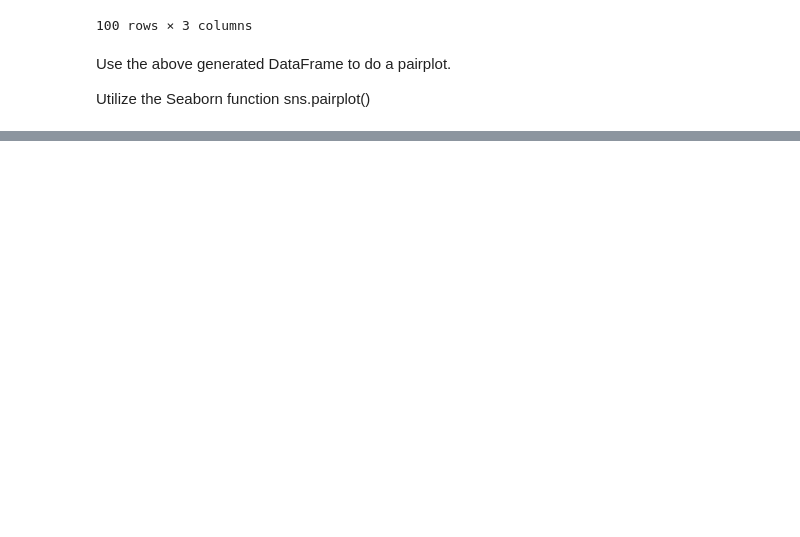
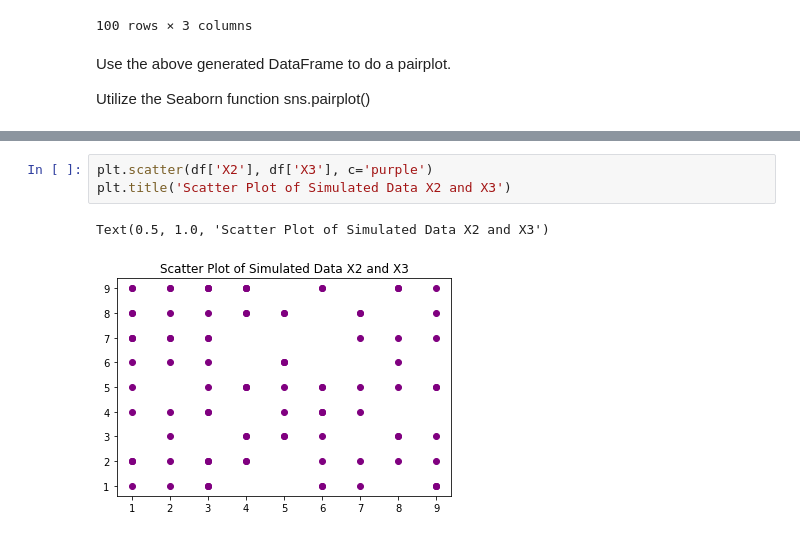
Before and after one commit to lcipolina/ML_Fundamentals, a Jupyter notebook: Exercise_Set_1a.ipynb, the cells around one changed output, grey strips where cells are left out. Drawn from its saved outputs; the diff is of its cells as text; blank space fills up the shorter version.

```diff
--- a/Exercise_Set_1a.ipynb
+++ b/Exercise_Set_1a.ipynb
@@ -113,0 +121,6 @@ plt.show()
+# %%
+plt.scatter(df['X2'], df['X3'], c='purple')
+plt.title('Scatter Plot of Simulated Data X2 and X3')
+# %% [output]
+Text(0.5, 1.0, 'Scatter Plot of Simulated Data X2 and X3')
+[figure, added]
```
Also changed, not shown: parts of 10 cells of this notebook.
